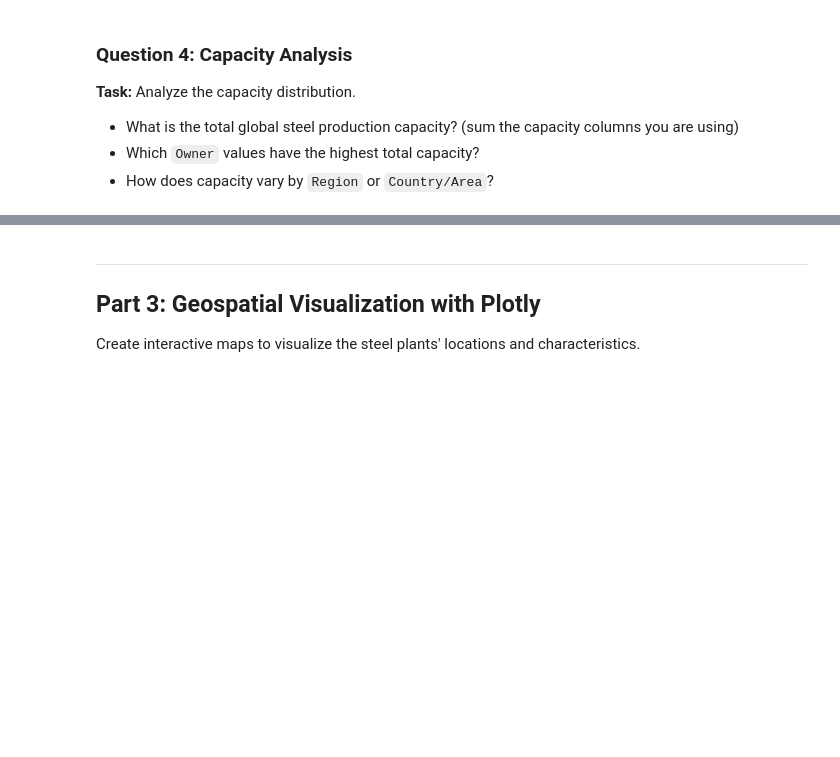
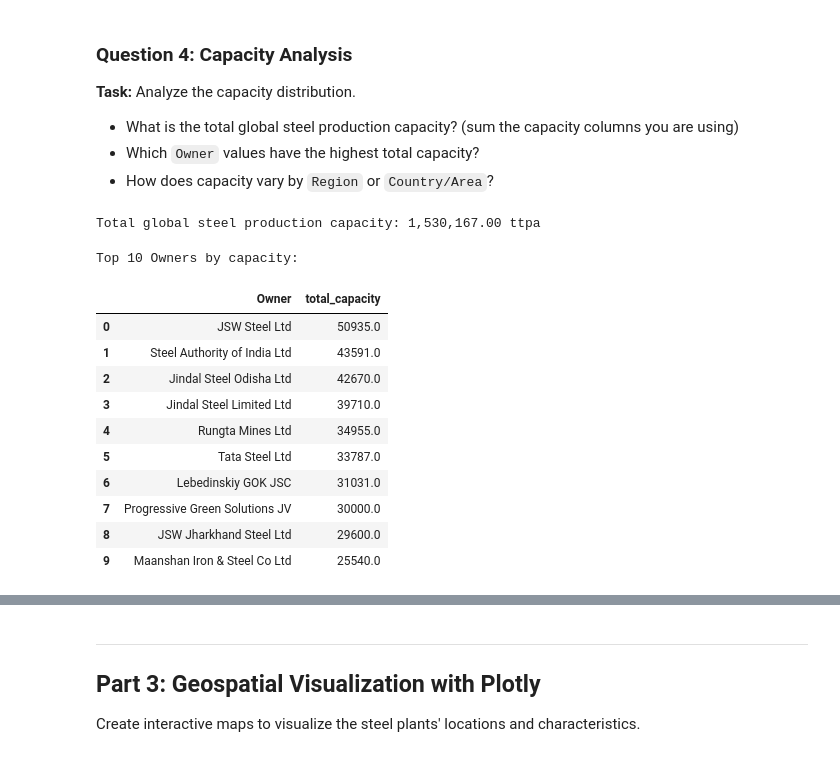
Before and after one commit to georgerieh/aidams-lab1-riekhakainen-montluc-destal, a Jupyter notebook: lab_1.ipynb, the cells around one changed output, grey strips where cells are left out. Cells and saved outputs as stored; diff of their text form; code cells hidden in the pictures; blank space fills up the shorter version.

```diff
--- a/lab_1.ipynb
+++ b/lab_1.ipynb
@@ -148,0 +333,33 @@ Answer the following questions through your analysis:
+# %%
+# Calculate total capacity
+
+capacity_cols = [col for col in df.columns if '(ttpa)' in col]
+for col in capacity_cols:
+    df[col] = pd.to_numeric(df[col], errors='coerce')
+
+df['total_capacity'] = df[capacity_cols].sum(axis=1)
+global_capacity = df['total_capacity'].sum()
+
+print(f"Total global steel production capacity: {global_capacity:,.2f} ttpa")
+# %% [output]
+Total global steel production capacity: 1,530,167.00 ttpa
+# %%
+# Group by Owner and sum capacity
+
+owner_capacity = df.groupby('Owner')['total_capacity'].sum().sort_values(ascending=False).reset_index()
+
+print("Top 10 Owners by capacity:")
+owner_capacity.head(10)
+# %% [output]
+Top 10 Owners by capacity:
+|  | Owner | total_capacity |
+| 0 | JSW Steel Ltd | 50935.0 |
+| 1 | Steel Authority of India Ltd | 43591.0 |
+| 2 | Jindal Steel Odisha Ltd | 42670.0 |
+| 3 | Jindal Steel Limited Ltd | 39710.0 |
+| 4 | Rungta Mines Ltd | 34955.0 |
+| 5 | Tata Steel Ltd | 33787.0 |
+| 6 | Lebedinskiy GOK JSC | 31031.0 |
+| 7 | Progressive Green Solutions JV | 30000.0 |
+| 8 | JSW Jharkhand Steel Ltd | 29600.0 |
+| 9 | Maanshan Iron & Steel Co Ltd | 25540.0 |
```
Also changed, not shown: parts of 16 cells of this notebook, 2 other files.
